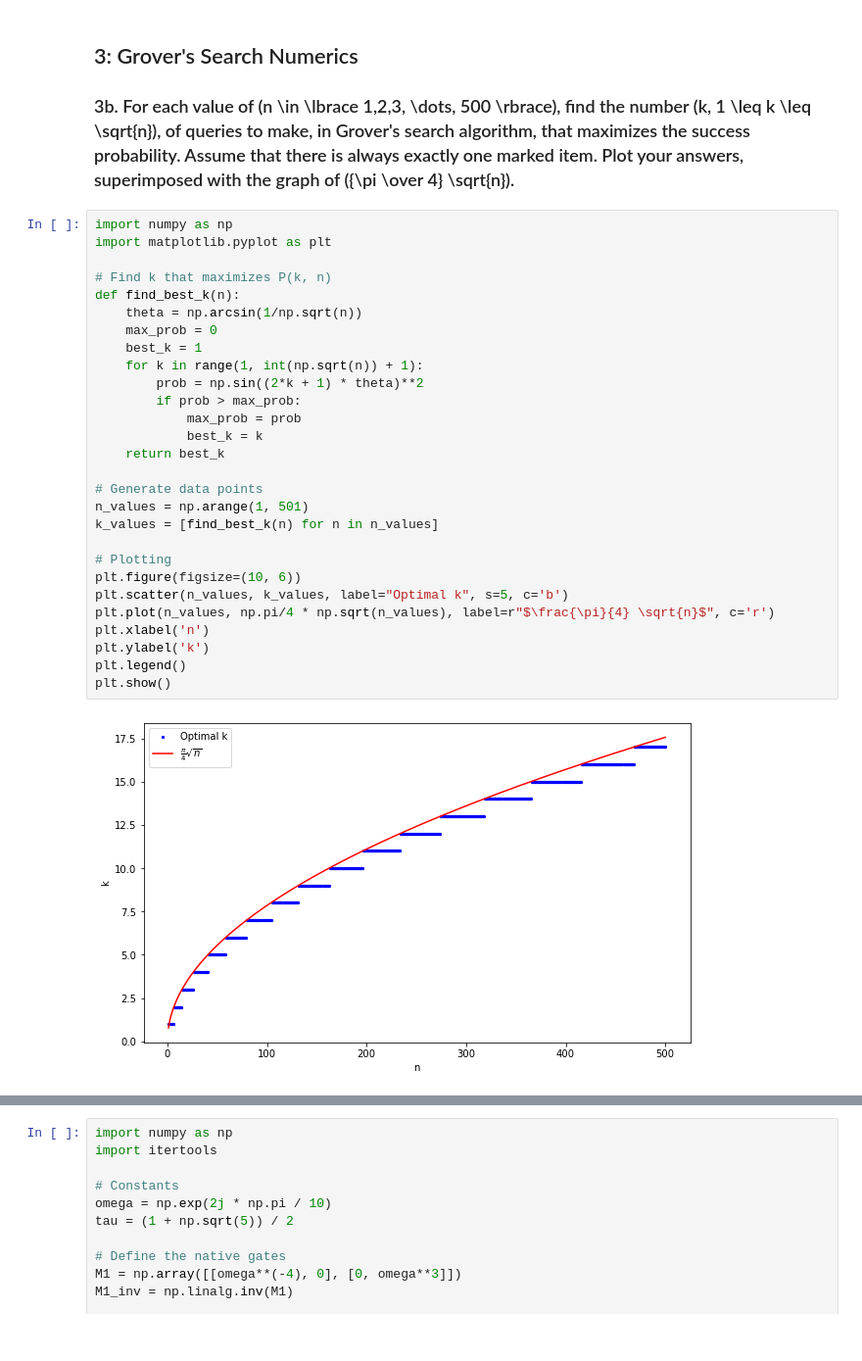
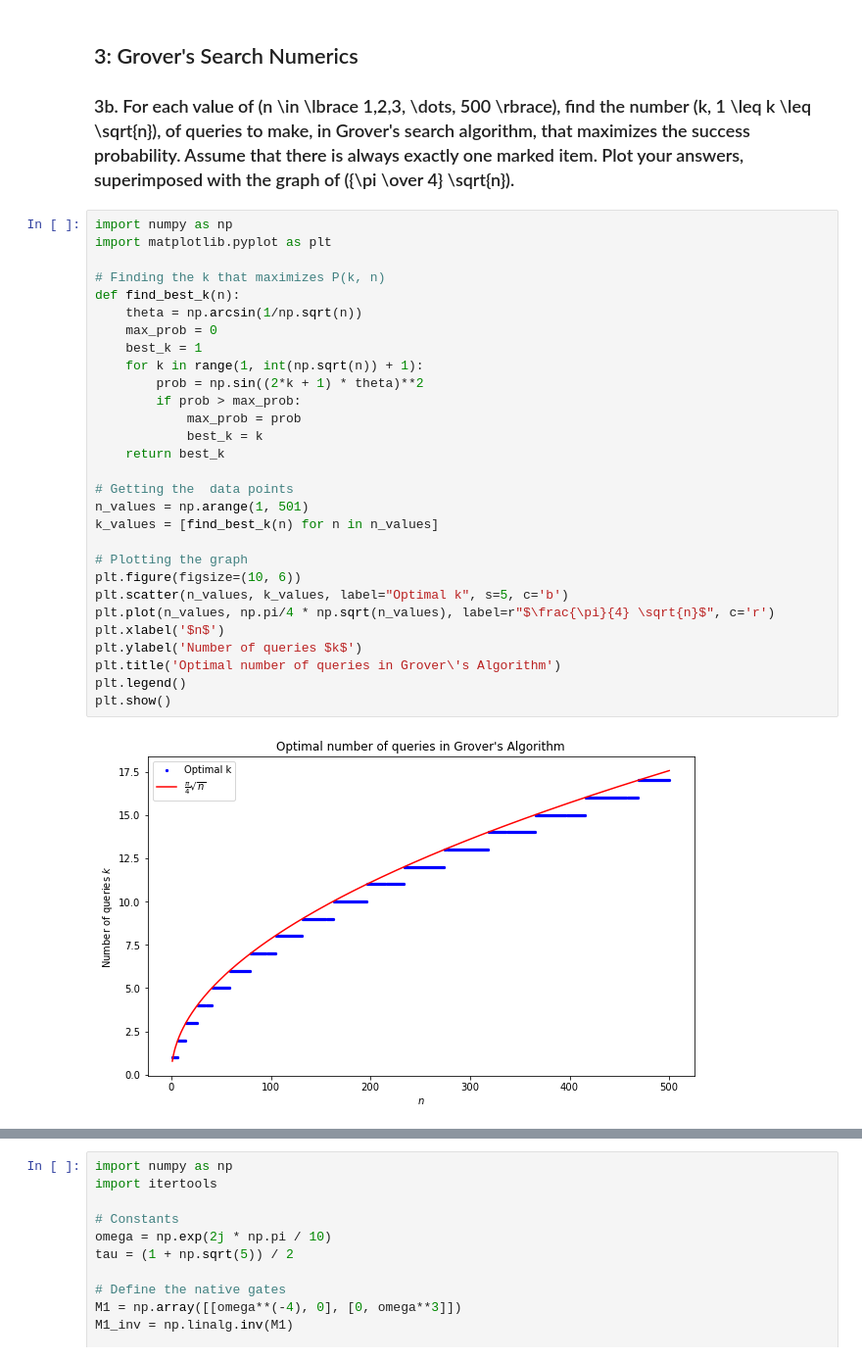
Before and after one commit to sofiaatuff/Q_Circuit_examples, a Jupyter notebook: testing_123.ipynb, the cells around one changed output, grey strips where cells are left out. Shown at 98% size. Saved outputs shown, nothing was run; the diff lists cells and outputs as text.

```diff
--- a/testing_123.ipynb
+++ b/testing_123.ipynb
@@ -58,30 +58,31 @@ P(0): 1.0
 # %%
 import numpy as np
 import matplotlib.pyplot as plt
 
-# Find k that maximizes P(k, n)
+# Finding the k that maximizes P(k, n)
 def find_best_k(n):
     theta = np.arcsin(1/np.sqrt(n))
     max_prob = 0
     best_k = 1
     for k in range(1, int(np.sqrt(n)) + 1):
         prob = np.sin((2*k + 1) * theta)**2
         if prob > max_prob:
             max_prob = prob
             best_k = k
     return best_k
 
-# Generate data points
+# Getting the  data points
 n_values = np.arange(1, 501)
 k_values = [find_best_k(n) for n in n_values]
 
-# Plotting
+# Plotting the graph
 plt.figure(figsize=(10, 6))
 plt.scatter(n_values, k_values, label="Optimal k", s=5, c='b')
 plt.plot(n_values, np.pi/4 * np.sqrt(n_values), label=r"$\frac{\pi}{4} \sqrt{n}$", c='r')
-plt.xlabel('n')
-plt.ylabel('k')
+plt.xlabel('$n$')
+plt.ylabel('Number of queries $k$')
+plt.title('Optimal number of queries in Grover\'s Algorithm')
 plt.legend()
 plt.show()
 # %% [output]
-[figure, old version]
+[figure, new version]
```
Also changed, not shown: parts of 10 cells of this notebook, 5 other files.
